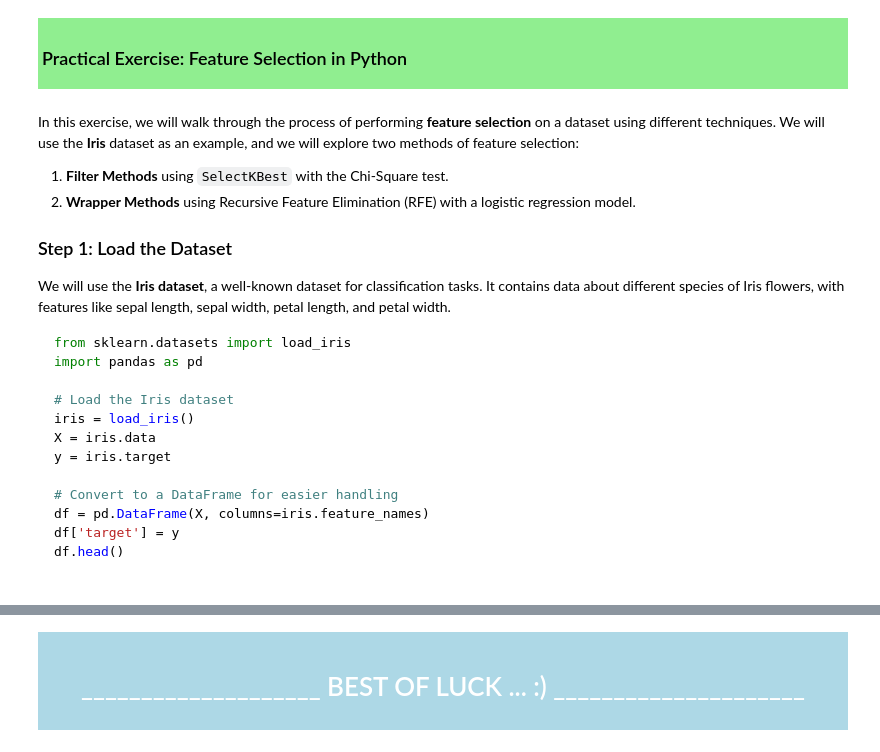
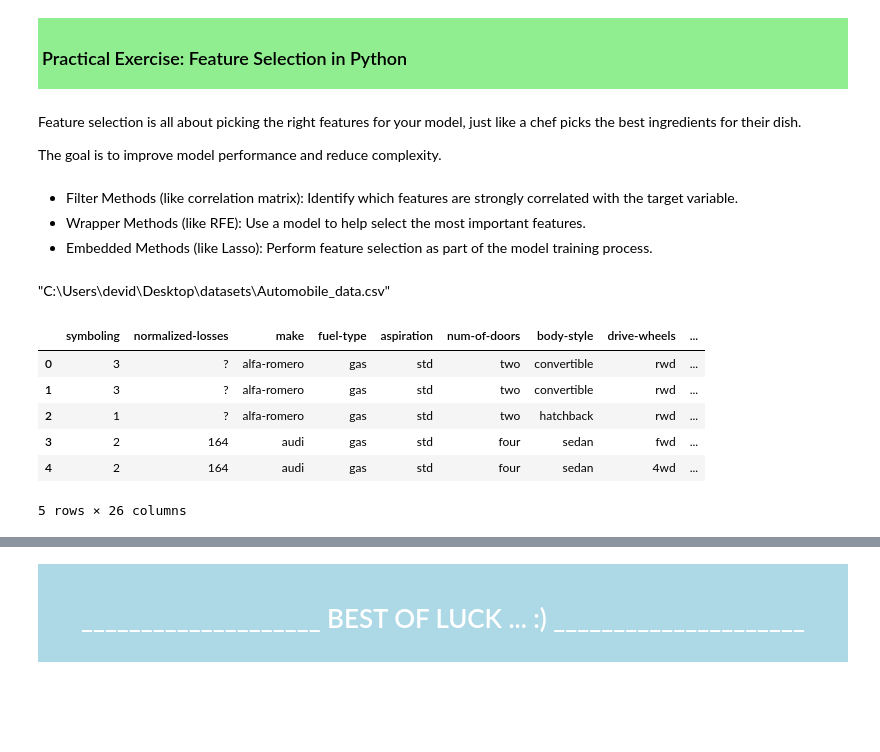
Before and after one commit to devidrees/Data-Analytix-Content-Prep, a Jupyter notebook: Main content day wise/Week 6/Day 22 - 23/Hands On Feature Selection.ipynb, the cells around one changed output, grey strips where cells are left out. Cells and saved outputs as stored; diff of their text form; code cells hidden in the pictures; blank space fills up the shorter version.

````diff
--- a/Main content day wise/Week 6/Day 22 - 23/Hands On Feature Selection.ipynb
+++ b/Main content day wise/Week 6/Day 22 - 23/Hands On Feature Selection.ipynb
@@ -28,26 +28,16 @@
 <div style="background-color: lightgreen; color: black; padding: 4px;">
     <h3> Practical Exercise: Feature Selection in Python
 </h3> </div>
-# %% [markdown]
-In this exercise, we will walk through the process of performing **feature selection** on a dataset using different techniques. We will use the **Iris** dataset as an example, and we will explore two methods of feature selection:
-
-1. **Filter Methods** using `SelectKBest` with the Chi-Square test.
-2. **Wrapper Methods** using Recursive Feature Elimination (RFE) with a logistic regression model.
-
-### Step 1: Load the Dataset
-
-We will use the **Iris dataset**, a well-known dataset for classification tasks. It contains data about different species of Iris flowers, with features like sepal length, sepal width, petal length, and petal width.
-
-```python
-from sklearn.datasets import load_iris
-import pandas as pd
-
-# Load the Iris dataset
-iris = load_iris()
-X = iris.data
-y = iris.target
-
-# Convert to a DataFrame for easier handling
-df = pd.DataFrame(X, columns=iris.feature_names)
-df['target'] = y
-df.head()
+# %% [markdown]
+Feature selection is all about picking the right features for your model, just like a chef picks the best ingredients for their dish.
+
+The goal is to improve model performance and reduce complexity.
+# %% [markdown]
+- Filter Methods (like correlation matrix):
+    Identify which features are strongly correlated with the target variable.
+- Wrapper Methods (like RFE):
+    Use a model to help select the most important features.
+- Embedded Methods (like Lasso):
+    Perform feature selection as part of the model training process.
+# %% [markdown]
+"C:\Users\devid\Desktop\datasets\Automobile_data.csv"
@@ -53,0 +55,16 @@ df.head()
+# %%
+path = "C:\\Users\\devid\\Desktop\\datasets\\Automobile_data.csv"
+
+# C:\Users\devid\Desktop\datasets\Automobile_data.csv"          ^
+# SyntaxError: (unicode error) 'unicodeescape' codec can't decode
+
+df = pd.read_csv(path)
+df.head()
+# %% [output]
+|  | symboling | normalized-losses | make | fuel-type | aspiration | num-of-doors | body-style | drive-wheels | ... |
+| 0 | 3 | ? | alfa-romero | gas | std | two | convertible | rwd | ... |
+| 1 | 3 | ? | alfa-romero | gas | std | two | convertible | rwd | ... |
+| 2 | 1 | ? | alfa-romero | gas | std | two | hatchback | rwd | ... |
+| 3 | 2 | 164 | audi | gas | std | four | sedan | fwd | ... |
+| 4 | 2 | 164 | audi | gas | std | four | sedan | 4wd | ... |
+5 rows × 26 columns
````
Also changed, not shown: parts of 47 cells of this notebook, 16 other files.
